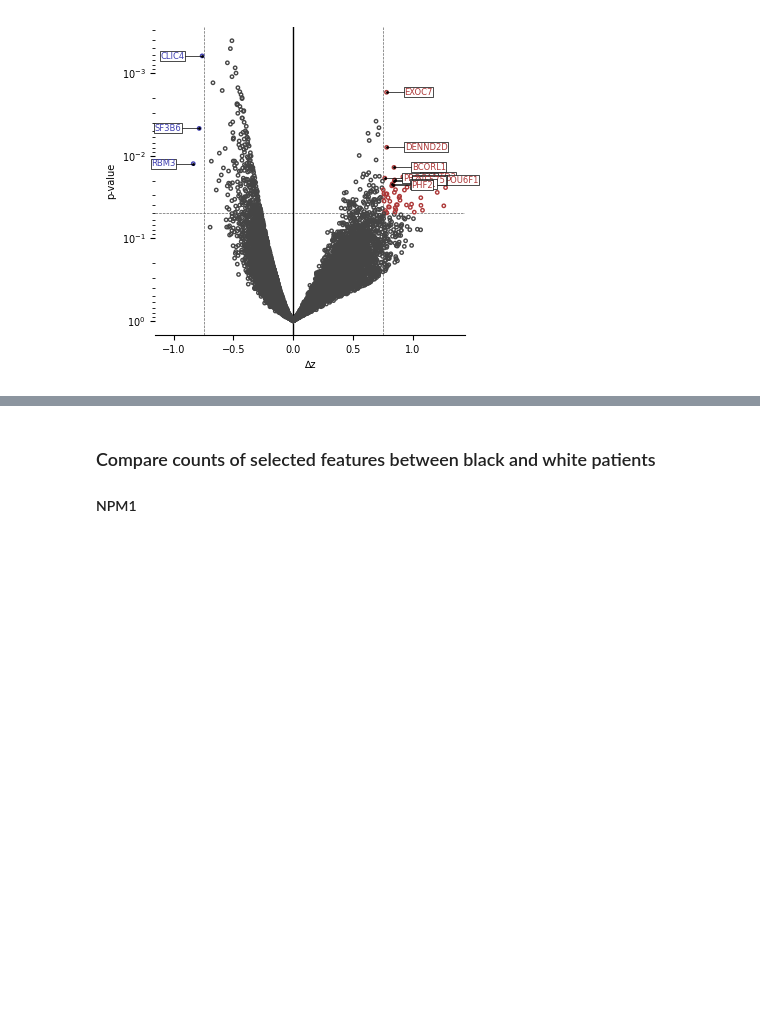
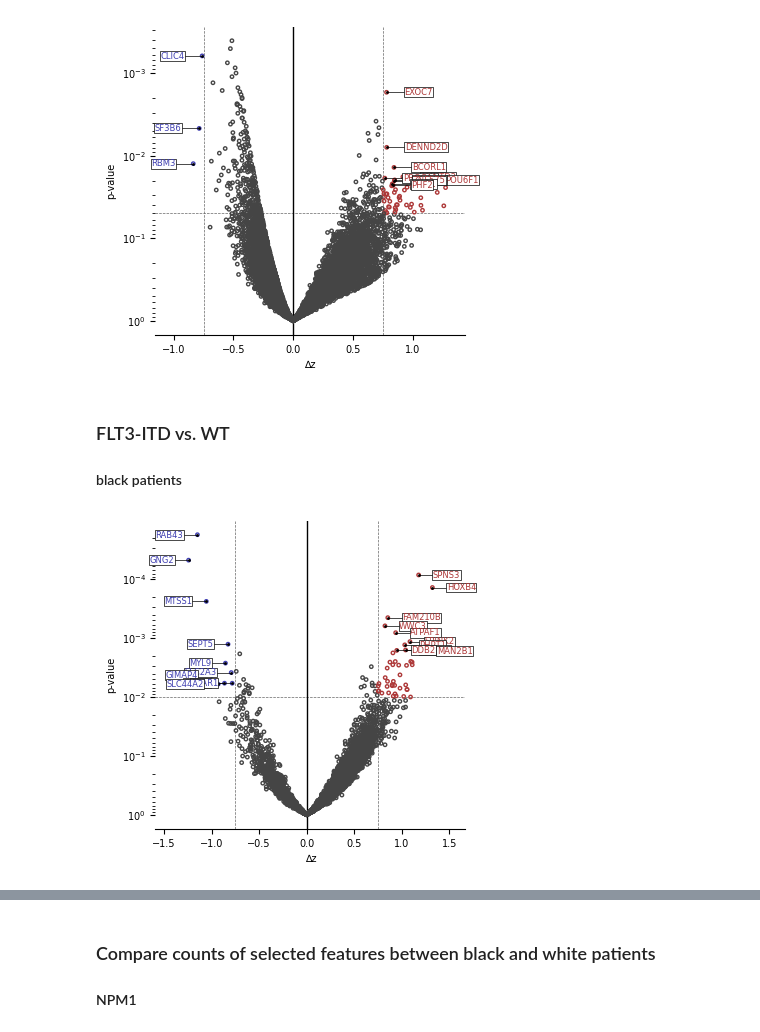
Before and after one commit to PNNL-CompBio/amlMultidrugResistance, a Jupyter notebook: aml_outcome_disparities/analysis/dylan/differential_expression.ipynb, the cells around one changed output, grey strips where cells are left out. Cells and saved outputs as stored; diff of their text form; code cells hidden in the pictures; blank space fills up the shorter version.

```diff
--- a/aml_outcome_disparities/analysis/dylan/differential_expression.ipynb
+++ b/aml_outcome_disparities/analysis/dylan/differential_expression.ipynb
@@ -386,0 +391,4 @@ shape: (14_372, 85)
+# %%
+# proteomics
+b_flt3itd_prot = load_data_add_delta_z_and_ttest_p("B_FLT3-ITD-WT", "Proteomics")
+b_flt3itd_prot
@@ -699,3 +977,16 @@ w_nras_rna_top_up, w_nras_rna_top_down = plot_volcano_and_select_top_features(
 )
 # %% [output]
 [figure]
+# %% [markdown]
+### FLT3-ITD vs. WT
+#### black patients
+# %%
+b_flt3itd_prot_top_up, b_flt3itd_prot_top_down = plot_volcano_and_select_top_features(
+    b_flt3itd_prot,
+    0.75,
+    0.01,
+    "B_FLT3-ITD-WT",
+    "Proteomics"
+)
+# %% [output]
+[figure, added]
```
Also changed, not shown: parts of 40 cells of this notebook, 3 other files.
